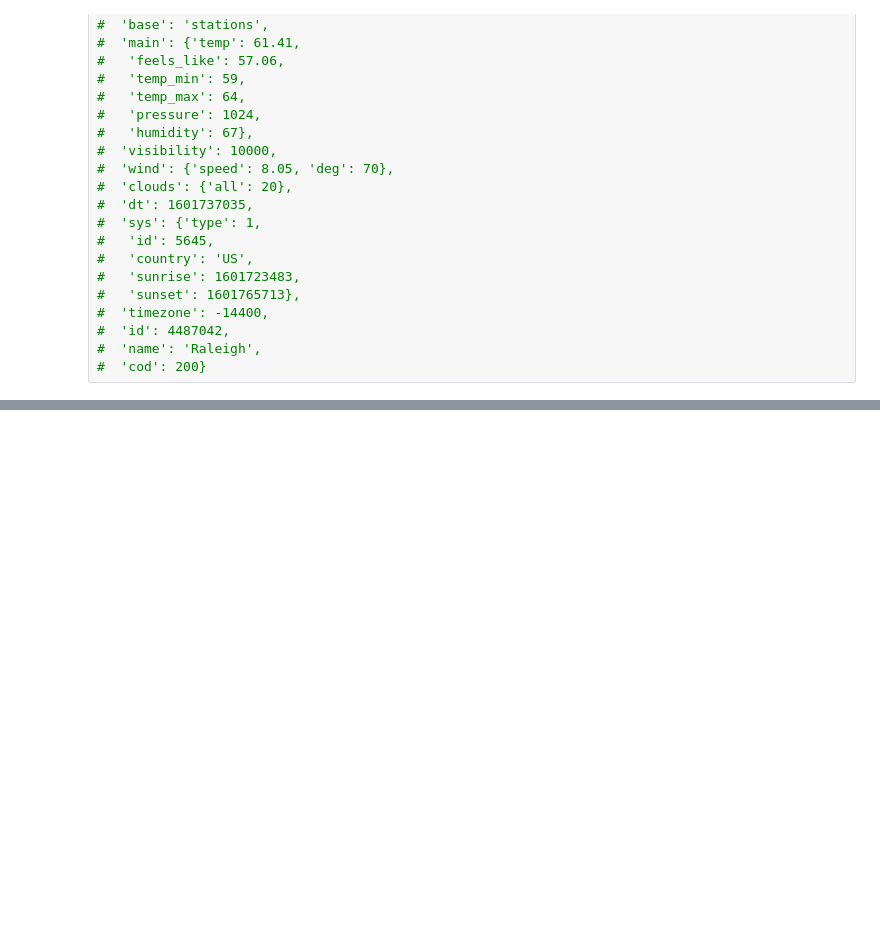
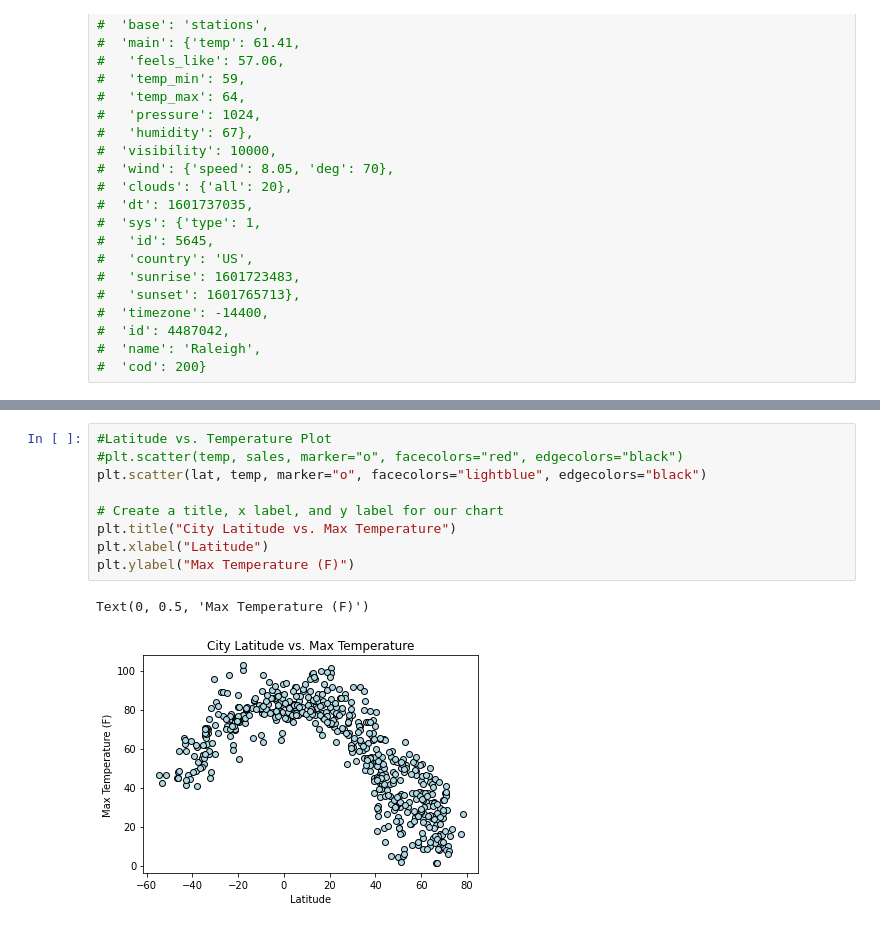
Before and after one commit to Laurel768/python-api-challenge, a Jupyter notebook: Working_copy_Weather.ipynb, the cells around one changed output, grey strips where cells are left out. Cells and saved outputs as stored; diff of their text form; blank space fills up the shorter version.

Commit message:
added scatter plots

```diff
--- a/Working_copy_Weather.ipynb
+++ b/Working_copy_Weather.ipynb
@@ -144,0 +218,12 @@ weather_data_df.to_csv("cities.csv")
+# %%
+#Latitude vs. Temperature Plot
+#plt.scatter(temp, sales, marker="o", facecolors="red", edgecolors="black")
+plt.scatter(lat, temp, marker="o", facecolors="lightblue", edgecolors="black")
+
+# Create a title, x label, and y label for our chart
+plt.title("City Latitude vs. Max Temperature")
+plt.xlabel("Latitude")
+plt.ylabel("Max Temperature (F)")
+# %% [output]
+Text(0, 0.5, 'Max Temperature (F)')
+[figure, added]
```
Also changed, not shown: parts of 15 cells of this notebook, 2 other files.
